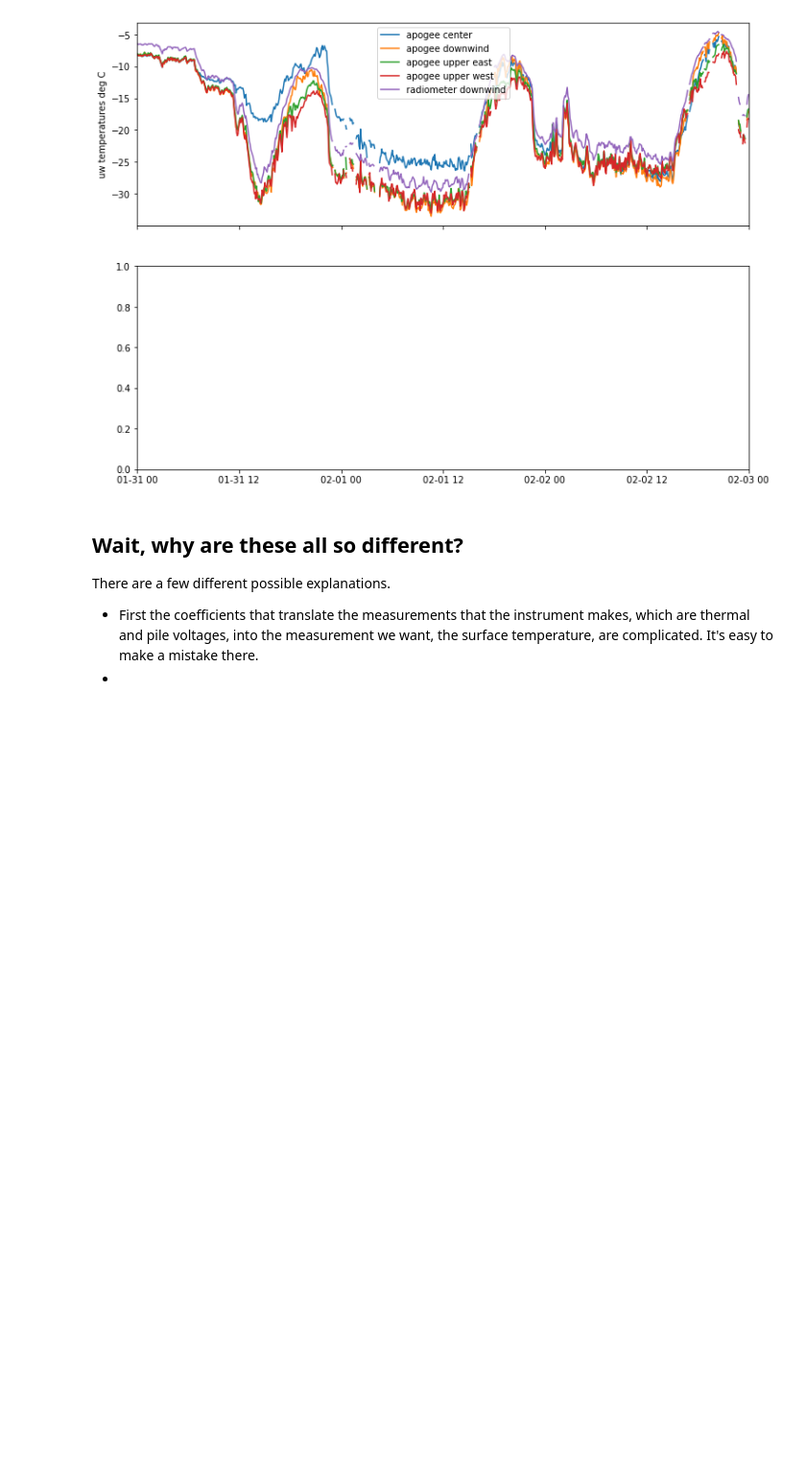
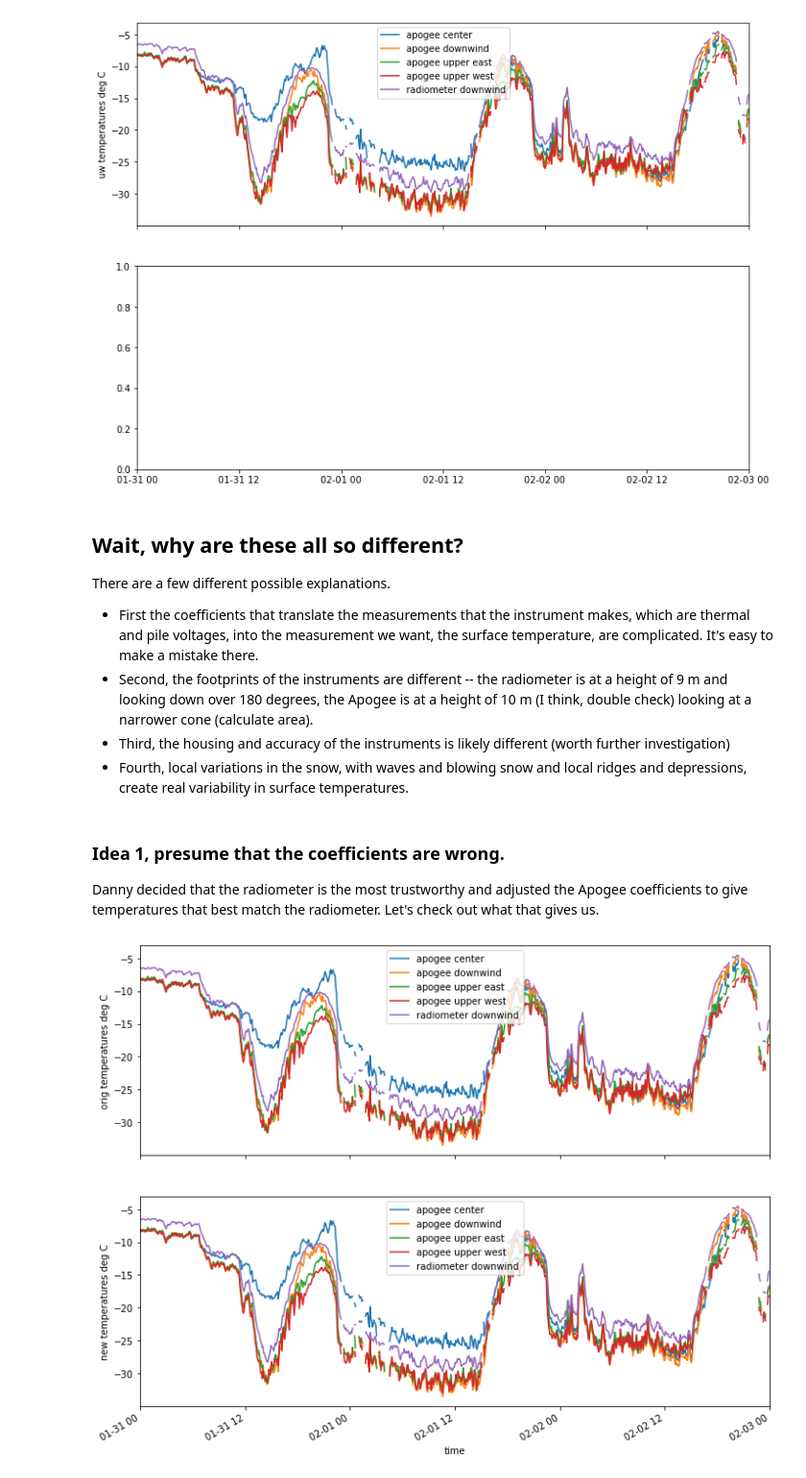
Before and after one commit to Mountain-Hydrology-Research-Group/snow-hydrology, a Jupyter notebook: modules/lab6/lab6-2.ipynb, the cells around one changed output. Shown at 96% size. Cells and saved outputs as stored; diff of their text form; code cells hidden in the pictures; blank space fills up the shorter version.

```diff
--- a/modules/lab6/lab6-2.ipynb
+++ b/modules/lab6/lab6-2.ipynb
@@ -195,4 +195,9 @@ plt.show()
 ## Wait, why are these all so different?
 There are a few different possible explanations.
 * First the coefficients that translate the measurements that the instrument makes, which are thermal and pile voltages, into the measurement we want, the surface temperature, are complicated.  It's easy to make a mistake there.
-*
+* Second, the footprints of the instruments are different -- the radiometer is at a height of 9 m and looking down over 180 degrees, the Apogee is at a height of 10 m (I think, double check) looking at a narrower cone (calculate area).
+* Third, the housing and accuracy of the instruments is likely different (worth further investigation)
+* Fourth, local variations in the snow, with waves and blowing snow and local ridges and depressions, create real variability in surface temperatures.
+# %% [markdown]
+### Idea 1, presume that the coefficients are wrong.
+Danny decided that the radiometer is the most trustworthy and adjusted the Apogee coefficients to give temperatures that best match the radiometer.  Let's check out what that gives us.
@@ -198,0 +237,34 @@ There are a few different possible explanations.
+# %%
+sos_dataset['Tsurf_c2'] = (['time'],  apogee2temp2(sos_dataset, 'c').values)
+sos_dataset['Tsurf_d2'] = (['time'],  apogee2temp2(sos_dataset, 'd').values)
+sos_dataset['Tsurf_ue2'] = (['time'], apogee2temp2(sos_dataset, 'ue').values)
+sos_dataset['Tsurf_uw2'] = (['time'], apogee2temp2(sos_dataset, 'uw').values)
+# %%
+#now, let's make a plot with all of the data, not aggregated to hourly
+
+fig, axes = plt.subplots(2, 1, figsize=(12,9), sharex=True)
+sos_dataset['Tsurf_c'].plot(ax=axes[0], label='apogee center')
+sos_dataset['Tsurf_d'].plot(ax=axes[0], label='apogee downwind')
+sos_dataset['Tsurf_ue'].plot(ax=axes[0], label='apogee upper east')
+sos_dataset['Tsurf_uw'].plot(ax=axes[0], label='apogee upper west')
+sos_dataset['Tsurf_rad_d'].plot(ax=axes[0], label='radiometer downwind')
+
+sos_dataset['Tsurf_c2'].plot(ax=axes[1], label='apogee center')
+sos_dataset['Tsurf_d2'].plot(ax=axes[1], label='apogee downwind')
+sos_dataset['Tsurf_ue2'].plot(ax=axes[1], label='apogee upper east')
+sos_dataset['Tsurf_uw2'].plot(ax=axes[1], label='apogee upper west')
+sos_dataset['Tsurf_rad_d'].plot(ax=axes[1], label='radiometer downwind')
+
+
+
+# You may decide to combine with information from another lab and fill in the second subplot here.
+
+axes[0].legend()
+axes[1].legend()
+axes[0].set_xlabel("")
+axes[0].set_ylabel("orig temperatures deg C")
+axes[1].set_ylabel("new temperatures deg C")
+axes[0].set_xlim(dt.datetime(2023,1,31), dt.datetime(2023,2,3))
+plt.show()
+# %% [output]
+[figure, added]
```
Also changed, not shown: parts of 2 cells of this notebook, 9 other files.
